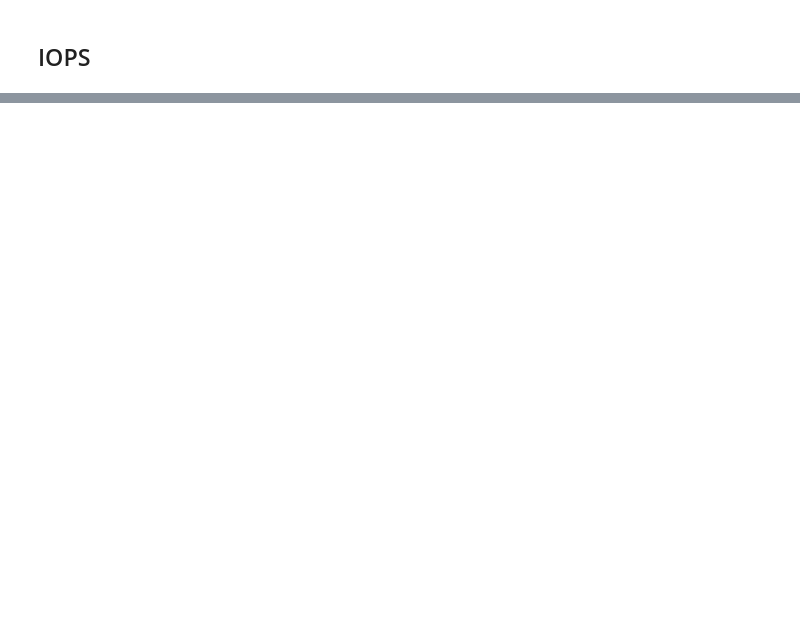
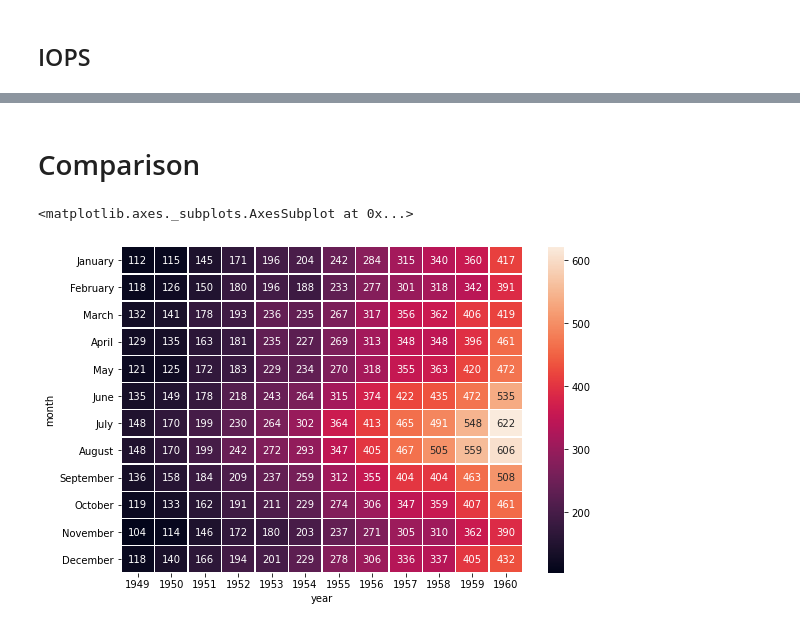
Before and after one commit to dos-group/syncmesh, a Jupyter notebook: evaluation/monitoring.ipynb, the cells around one changed output, grey strips where cells are left out. Drawn from its saved outputs; the diff is of its cells as text; code cells hidden in the pictures; blank space fills up the shorter version.

```diff
--- a/evaluation/monitoring.ipynb
+++ b/evaluation/monitoring.ipynb
@@ -195,0 +99,13 @@ plt.show()
+# %% [markdown]
+# Comparison
+# %%
+# Load the example flights dataset and convert to long-form
+flights_long = sns.load_dataset("flights")
+flights = flights_long.pivot("month", "year", "passengers")
+
+# Draw a heatmap with the numeric values in each cell
+f, ax = plt.subplots(figsize=(9, 6))
+sns.heatmap(flights, annot=True, fmt="d", linewidths=.5, ax=ax)
+# %% [output]
+<matplotlib.axes._subplots.AxesSubplot at 0x...>
+[figure, added]
```
Also changed, not shown: parts of 8 cells of this notebook, 9 other files.
